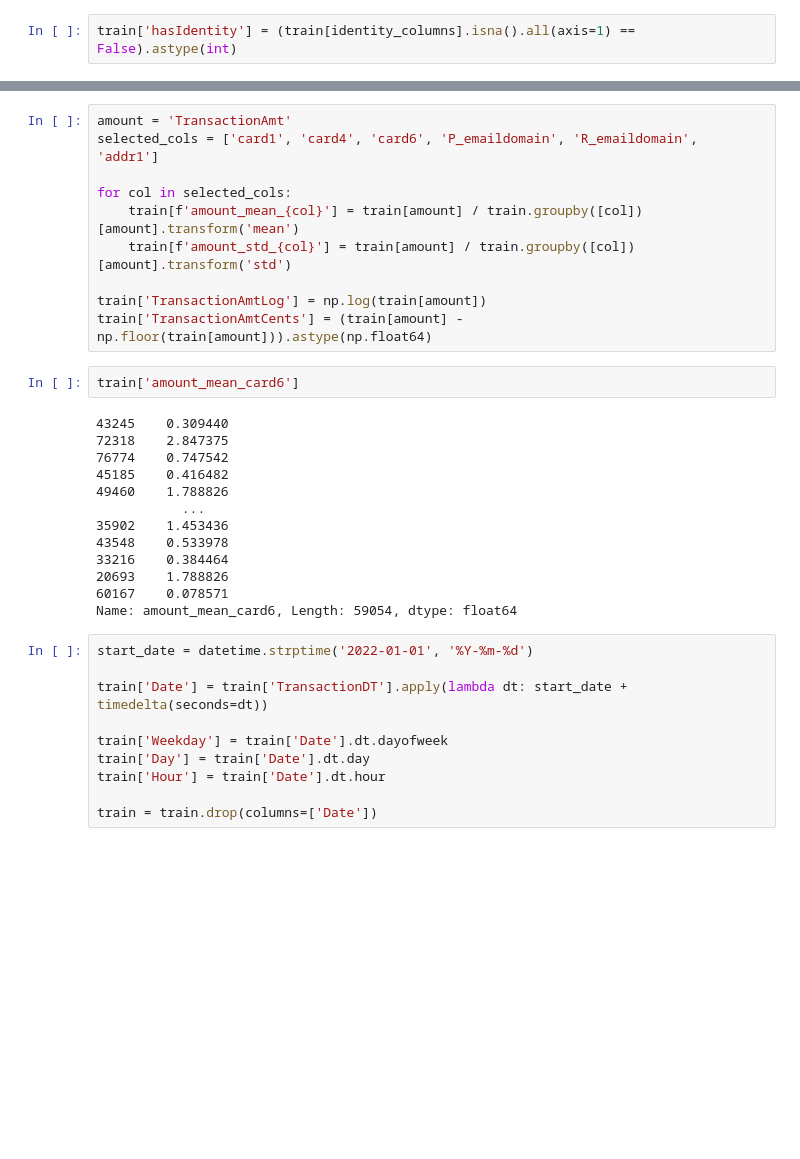
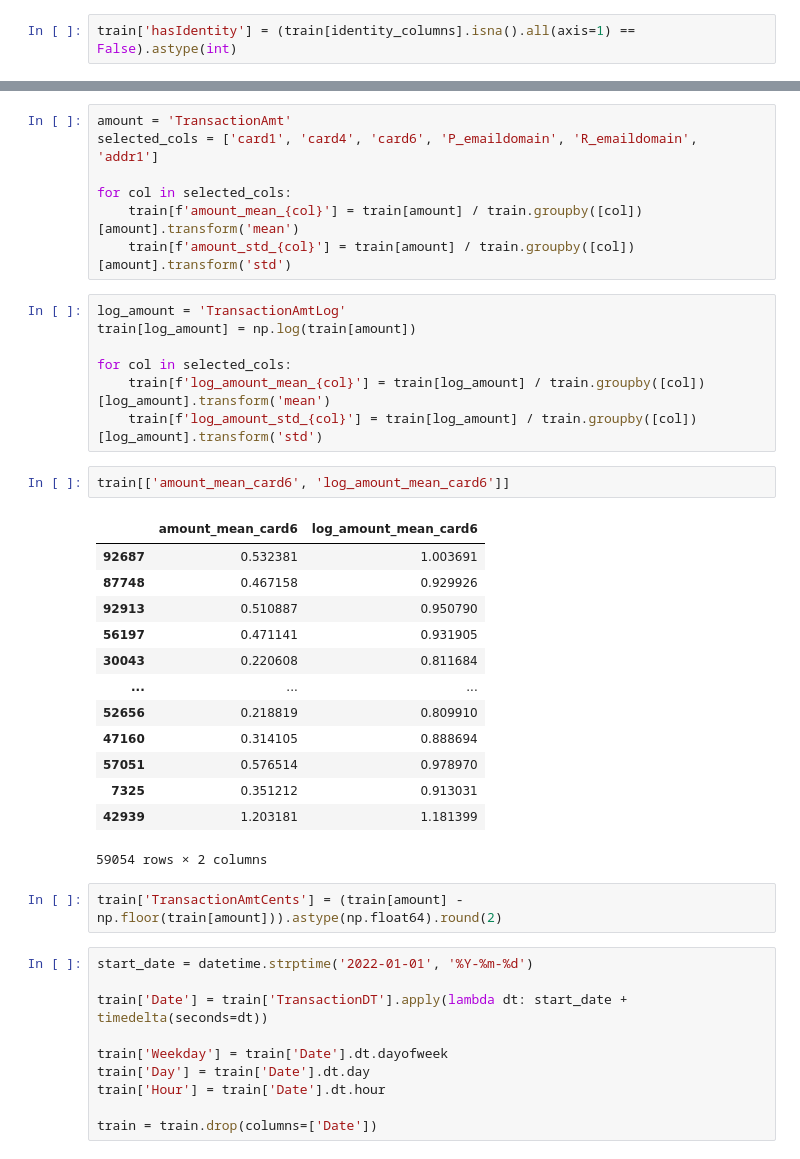
Before and after one commit to ianaraujo/puc-ciencia-dados, a Jupyter notebook: main.ipynb, the cells around one changed output, grey strips where cells are left out. Cells and saved outputs as stored; diff of their text form; blank space fills up the shorter version.

```diff
--- a/main.ipynb
+++ b/main.ipynb
@@ -319,24 +325,31 @@ selected_cols = ['card1', 'card4', 'card6', 'P_emaildomain', 'R_emaildomain', 'a
 for col in selected_cols:
     train[f'amount_mean_{col}'] = train[amount] / train.groupby([col])[amount].transform('mean')
     train[f'amount_std_{col}'] = train[amount] / train.groupby([col])[amount].transform('std')
-
-train['TransactionAmtLog'] = np.log(train[amount])
-train['TransactionAmtCents'] = (train[amount] - np.floor(train[amount])).astype(np.float64)
+# %%
+log_amount = 'TransactionAmtLog'
+train[log_amount] = np.log(train[amount])
+
+for col in selected_cols:
+    train[f'log_amount_mean_{col}'] = train[log_amount] / train.groupby([col])[log_amount].transform('mean')
+    train[f'log_amount_std_{col}'] = train[log_amount] / train.groupby([col])[log_amount].transform('std')
 # %%
-train['amount_mean_card6']
+train[['amount_mean_card6', 'log_amount_mean_card6']]
 # %% [output]
+|  | amount_mean_card6 | log_amount_mean_card6 |
+| 92687 | 0.532381 | 1.003691 |
+| 87748 | 0.467158 | 0.929926 |
+| 92913 | 0.510887 | 0.950790 |
+| 56197 | 0.471141 | 0.931905 |
+| 30043 | 0.220608 | 0.811684 |
+| ... | ... | ... |
+| 52656 | 0.218819 | 0.809910 |
+| 47160 | 0.314105 | 0.888694 |
+| 57051 | 0.576514 | 0.978970 |
+| 7325 | 0.351212 | 0.913031 |
+| 42939 | 1.203181 | 1.181399 |
-43245    0.309440
-72318    2.847375
-76774    0.747542
-45185    0.416482
-49460    1.788826
-           ...
-35902    1.453436
-43548    0.533978
-33216    0.384464
-20693    1.788826
-60167    0.078571
-Name: amount_mean_card6, Length: 59054, dtype: float64
+59054 rows × 2 columns
+# %%
+train['TransactionAmtCents'] = (train[amount] - np.floor(train[amount])).astype(np.float64).round(2)
 # %%
 start_date = datetime.strptime('2022-01-01', '%Y-%m-%d')
 
```
Also changed, not shown: parts of 29 cells of this notebook.
